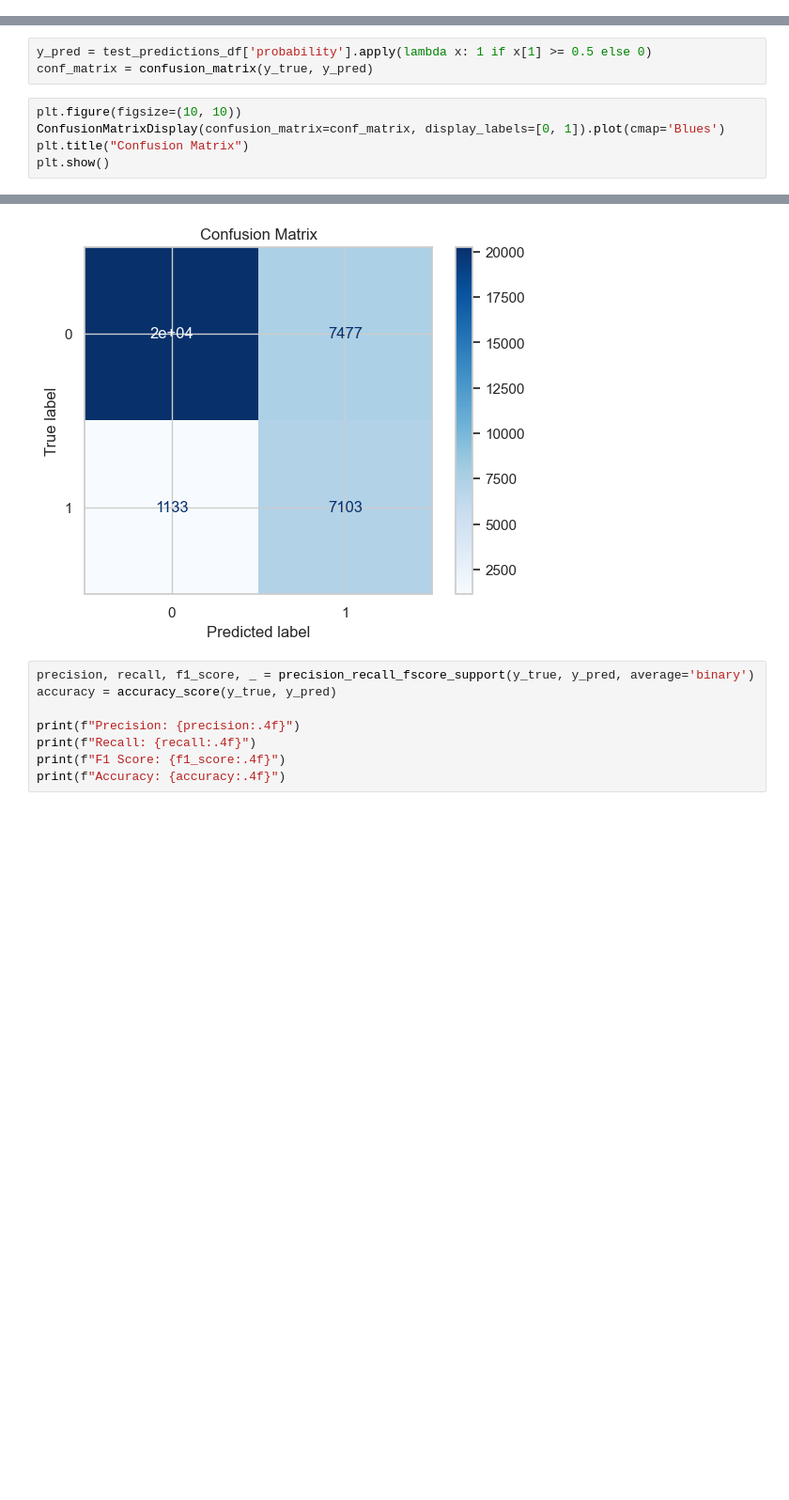
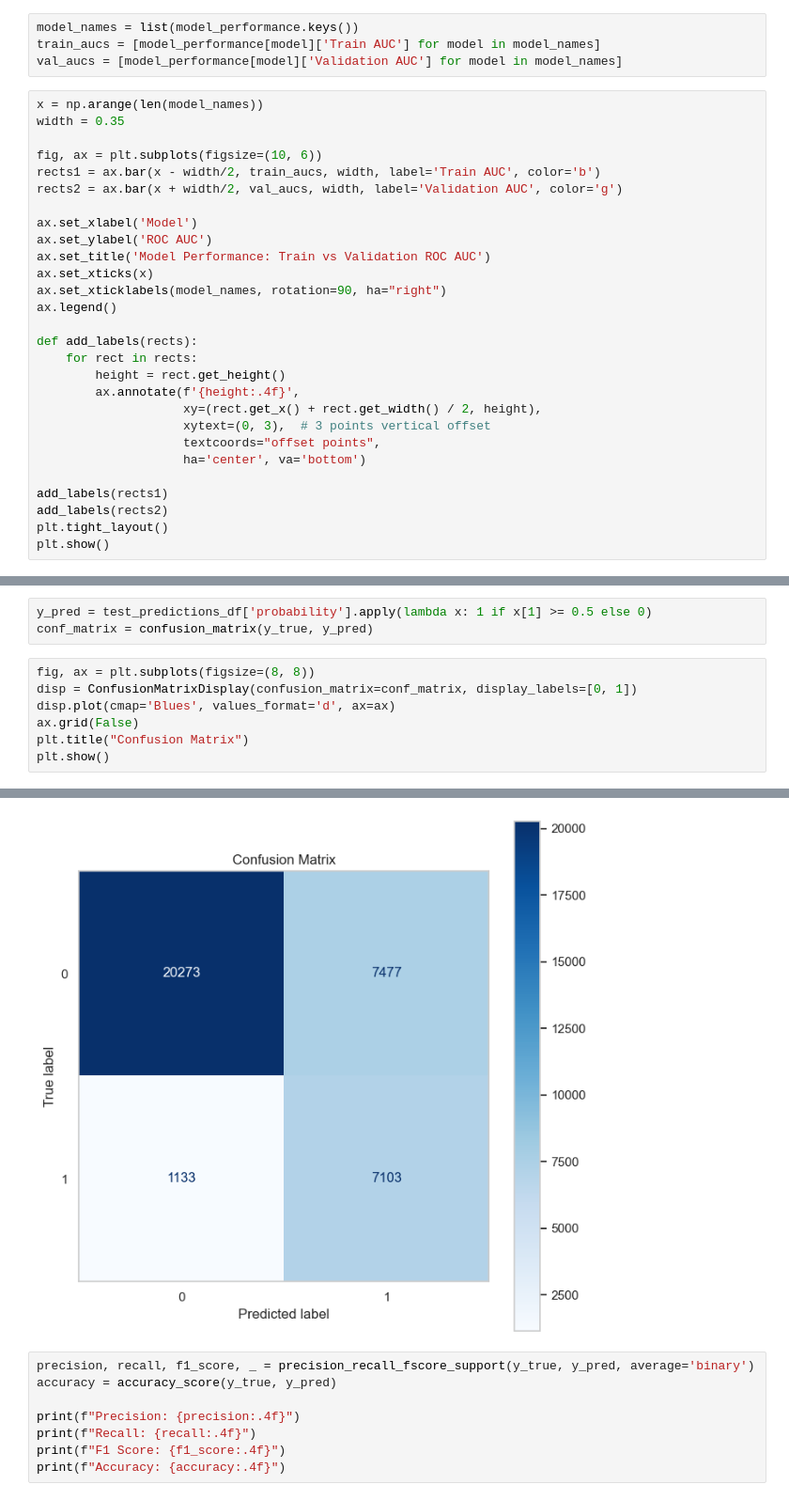
Before and after one commit to bharath03-a/Gun-Violence-Incidents, a Jupyter notebook: notebooks/05_classification.ipynb, the cells around one changed output, grey strips where cells are left out. Shown at 94% size. Cells and saved outputs as stored; diff of their text form; blank space fills up the shorter version.

```diff
--- a/notebooks/05_classification.ipynb
+++ b/notebooks/05_classification.ipynb
@@ -213,0 +224,32 @@ SVM - AUC on Validation Data: 0.8217
+# %%
+model_names = list(model_performance.keys())
+train_aucs = [model_performance[model]['Train AUC'] for model in model_names]
+val_aucs = [model_performance[model]['Validation AUC'] for model in model_names]
+# %%
+x = np.arange(len(model_names))
+width = 0.35
+
+fig, ax = plt.subplots(figsize=(10, 6))
+rects1 = ax.bar(x - width/2, train_aucs, width, label='Train AUC', color='b')
+rects2 = ax.bar(x + width/2, val_aucs, width, label='Validation AUC', color='g')
+
+ax.set_xlabel('Model')
+ax.set_ylabel('ROC AUC')
+ax.set_title('Model Performance: Train vs Validation ROC AUC')
+ax.set_xticks(x)
+ax.set_xticklabels(model_names, rotation=90, ha="right")
+ax.legend()
+
+def add_labels(rects):
+    for rect in rects:
+        height = rect.get_height()
+        ax.annotate(f'{height:.4f}',
+                    xy=(rect.get_x() + rect.get_width() / 2, height),
+                    xytext=(0, 3),  # 3 points vertical offset
+                    textcoords="offset points",
+                    ha='center', va='bottom')
+
+add_labels(rects1)
+add_labels(rects2)
+plt.tight_layout()
+plt.show()
@@ -245,8 +289,10 @@ plt.show()
 y_pred = test_predictions_df['probability'].apply(lambda x: 1 if x[1] >= 0.5 else 0)
 conf_matrix = confusion_matrix(y_true, y_pred)
 # %%
-plt.figure(figsize=(10, 10))
-ConfusionMatrixDisplay(confusion_matrix=conf_matrix, display_labels=[0, 1]).plot(cmap='Blues')
+fig, ax = plt.subplots(figsize=(8, 8))
+disp = ConfusionMatrixDisplay(confusion_matrix=conf_matrix, display_labels=[0, 1])
+disp.plot(cmap='Blues', values_format='d', ax=ax)
+ax.grid(False)
 plt.title("Confusion Matrix")
 plt.show()
 # %% [output]
@@ -254,4 +299,4 @@ plt.show()
-[figure, old version]
+[figure, new version]
 # %%
 precision, recall, f1_score, _ = precision_recall_fscore_support(y_true, y_pred, average='binary')
 accuracy = accuracy_score(y_true, y_pred)
```
Also changed, not shown: parts of 8 cells of this notebook.
